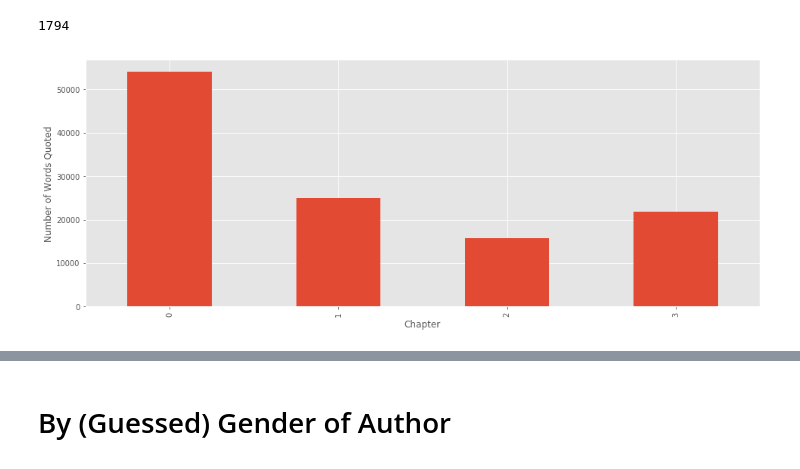
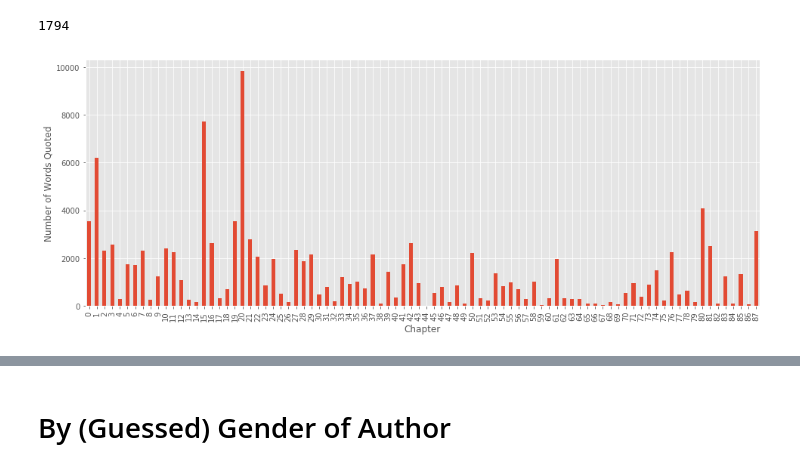
Before and after one commit to lit-mod-viz/middlemarch-critical-histories, a Jupyter notebook: e3/e3-analysis.ipynb, the cells around one changed output, grey strips where cells are left out. Drawn from its saved outputs; the diff is of its cells as text; code cells hidden in the pictures.

```diff
--- a/e3/e3-analysis.ipynb
+++ b/e3/e3-analysis.ipynb
@@ -120,4 +136,4 @@ def plotSynchronicAnalysis(s):
 # %%
-plotSynchronicAnalysis(synchronicAnalysis(df, bins=4))
+plotSynchronicAnalysis(synchronicAnalysis(df))
 # %% [output]
-[figure, old version]
+[figure, new version]
```
Also changed, not shown: parts of 15 cells of this notebook.
